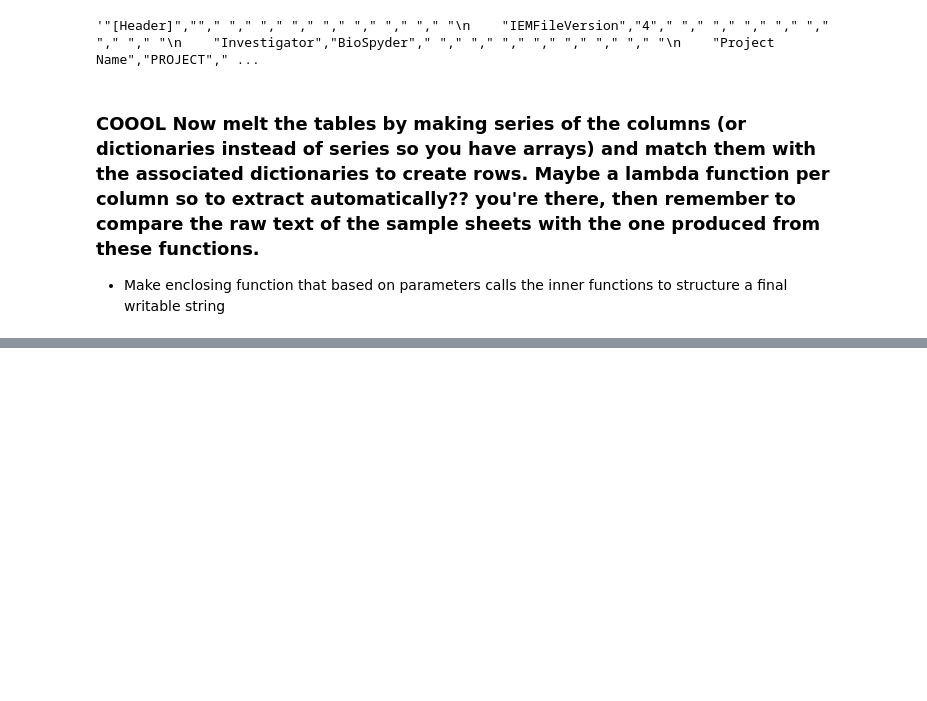
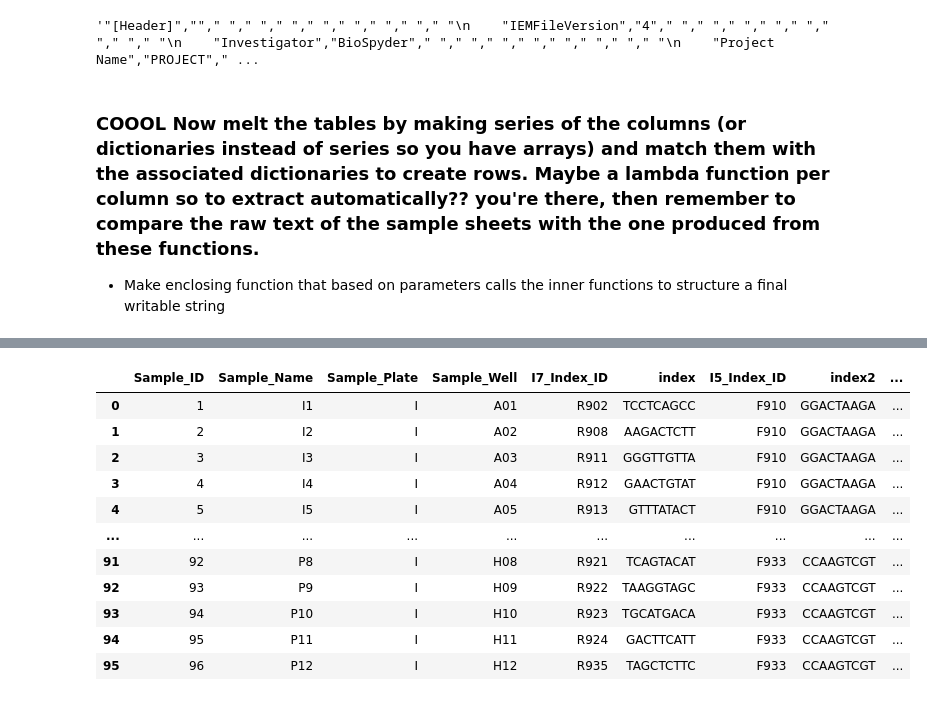
Before and after one commit to BioSpyder-Bioinformatics/notes-documentation, a Jupyter notebook: sample_sheet_code/sample_sheet_maker_v1.ipynb, the cells around one changed output, grey strips where cells are left out. Cells and saved outputs as stored; diff of their text form; code cells hidden in the pictures; blank space fills up the shorter version.

Commit message:
checkpoint before making final enclosing fns

```diff
--- a/sample_sheet_code/sample_sheet_maker_v1.ipynb
+++ b/sample_sheet_code/sample_sheet_maker_v1.ipynb
@@ -1026,0 +1276,3 @@ make_nextseq_header('PROJECT', 'EXPERIMENT', 'COMMENT')
+# %%
+single_plate = tables[0]
+single_plate
@@ -1026,0 +1289,11 @@ make_nextseq_header('PROJECT', 'EXPERIMENT', 'COMMENT')
+# %%
+to_map = tables[1]
+# %%
+#Function to get df with sample_name->sample_well from DF table
+
+plate_wells_mapping = single_plate.to_dict()
+
+
+# Starting variable
+mapped_plate = pd.DataFrame.from_dict(plate_wells_mapping)
+mapped_plate
@@ -1026,0 +1646,74 @@ make_nextseq_header('PROJECT', 'EXPERIMENT', 'COMMENT')
+# %%
+import numpy as np
+
+# Starting variables required from the function
+mapped_plate = pd.DataFrame.from_dict(plate_wells_mapping)
+flavours_list = flavours_list
+
+r_primers_to_sequence = r_primers_to_sequence
+
+f_primers_to_sequence=f_primers_to_sequence
+
+f_primers_to_reverse_complement = f_primers_to_reverse_complement
+
+
+# Function takes in the DF from ONE SINGLE table as well as the flavour
+to_map = to_map
+flavour = 'I'
+
+# to_map, mapped_plate, flavour
+
+
+#### Need to add check if the machine is the nextseq
+
+def map_plate(to_map, flavour, next_seq=False, mini_seq=False):
+    # Mapped_plate is a constant, flavour changes for 24 and 48 to 24/48-Well
+    df = pd.DataFrame({'Sample_Name':to_map.values.ravel(), 'Sample_Well': mapped_plate.values.ravel()})
+    df['Sample_Plate'] = flavour
+
+    #OTHER CHECKS?? IF BLANK REMOVE? !!!!!!!!!!!!!!!!!!!!!!
+
+
+    # Add indexes from dictionaries
+    indexes_flavours = flavours_list[flavour]
+    df['I5_Index_ID'] = df['Sample_Well'].apply(lambda x: indexes_flavours[x][0])
+    df['I7_Index_ID'] = df['Sample_Well'].apply(lambda x: indexes_flavours[x][1])
+
+    #Map sequences from index name
+    # df['I5_Index_ID'] = df['Sample_Well'].map(indexes_flavours)
+
+    df['index'] = df['I7_Index_ID'].map(r_primers_to_sequence)
+
+    #If next seq map to other dict
+    if next_seq:
+        df['index2'] = df['I5_Index_ID'].map(f_primers_to_reverse_complement)
+    else:
+        df['index2'] = df['I5_Index_ID'].map(f_primers_to_sequence)
+
+    # Add Sample_Project and Description rows (empty rows)
+    df['Sample_Project'], df['Description']  = np.nan, np.nan
+
+    # Add Sample_ID (eg row index, but with index 1 instead of 0)
+    df['Sample_ID'] = df.index +1
+
+    if mini_seq:
+        df = df[['Sample_ID', 'Description', 'I7_Index_ID', 'index', 'I5_Index_ID', 'index2', 'Sample_Project']]
+    else:
+        df = df[['Sample_ID', 'Sample_Name', 'Sample_Plate', 'Sample_Well', 'I7_Index_ID', 'index', 'I5_Index_ID', 'index2', 'Sample_Project', 'Description']]
+
+    return df
+
+map_plate(to_map, flavour) # Add kwargs next_seq/mini_seq if required
+# %% [output]
+|  | Sample_ID | Sample_Name | Sample_Plate | Sample_Well | I7_Index_ID | index | I5_Index_ID | index2 | ... |
+| 0 | 1 | I1 | I | A01 | R902 | TCCTCAGCC | F910 | GGACTAAGA | ... |
+| 1 | 2 | I2 | I | A02 | R908 | AAGACTCTT | F910 | GGACTAAGA | ... |
+| 2 | 3 | I3 | I | A03 | R911 | GGGTTGTTA | F910 | GGACTAAGA | ... |
+| 3 | 4 | I4 | I | A04 | R912 | GAACTGTAT | F910 | GGACTAAGA | ... |
+| 4 | 5 | I5 | I | A05 | R913 | GTTTATACT | F910 | GGACTAAGA | ... |
+| ... | ... | ... | ... | ... | ... | ... | ... | ... | ... |
+| 91 | 92 | P8 | I | H08 | R921 | TCAGTACAT | F933 | CCAAGTCGT | ... |
+| 92 | 93 | P9 | I | H09 | R922 | TAAGGTAGC | F933 | CCAAGTCGT | ... |
+| 93 | 94 | P10 | I | H10 | R923 | TGCATGACA | F933 | CCAAGTCGT | ... |
+| 94 | 95 | P11 | I | H11 | R924 | GACTTCATT | F933 | CCAAGTCGT | ... |
+| 95 | 96 | P12 | I | H12 | R935 | TAGCTCTTC | F933 | CCAAGTCGT | ... |
```
Also changed, not shown: parts of 36 cells of this notebook, 6 other files.
